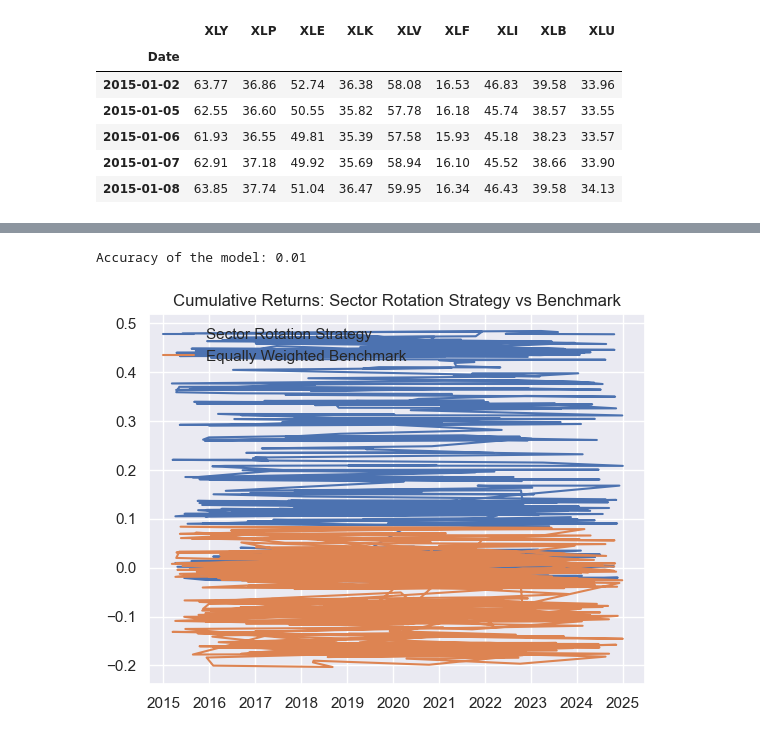
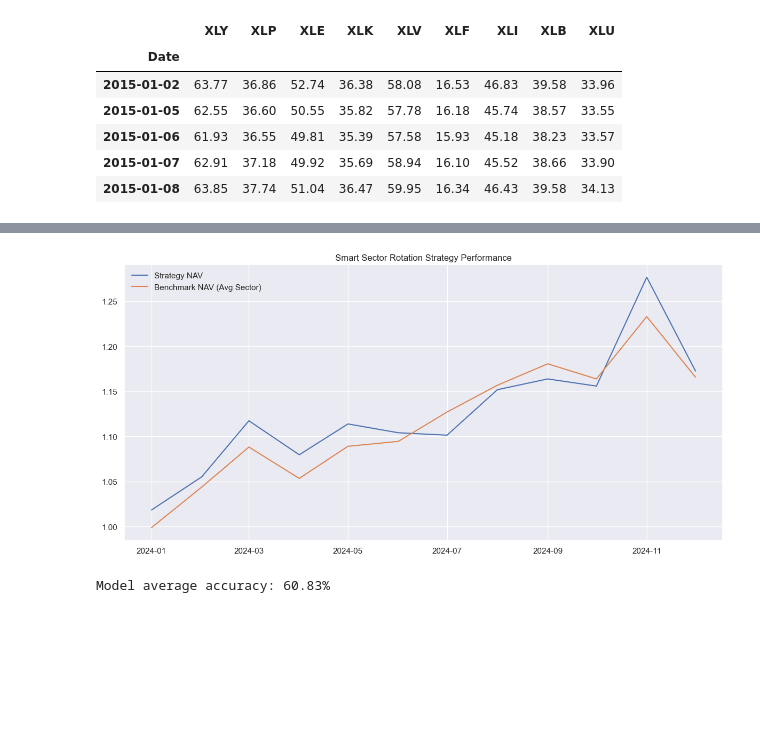
Before and after one commit to edwinleck/smart-sector-rotation, a Jupyter notebook: project.ipynb, the cells around one changed output, grey strips where cells are left out. Saved outputs shown, nothing was run; the diff lists cells and outputs as text; code cells hidden in the pictures; blank space fills up the shorter version.

Commit message:
Implemented MultiOutput Classifier and Updated ReadMe

```diff
--- a/project.ipynb
+++ b/project.ipynb
@@ -75,36 +157,47 @@ X_train, X_test, y_train, y_test = train_test_split(rolling_features, labels, te
 # %%
-# Initialize and train the Random Forest Classifier
-model = RandomForestClassifier(n_estimators=100, random_state=42)
-model.fit(X_train, y_train)
+# === 6. Strategy Simulation ===
 
-# Predict on test data
-y_pred = model.predict(X_test)
+# Align indexes just in case
+y_pred.index = pd.to_datetime(y_pred.index).to_period("M").to_timestamp()
+monthly_returns.index = pd.to_datetime(monthly_returns.index).to_period("M").to_timestamp()
+
+common_index = y_pred.index.intersection(monthly_returns.index)
+y_pred = y_pred.loc[common_index]
+monthly_returns = monthly_returns.loc[common_index]
+
+# Simulate returns
+returns = []
+for date in common_index:
+    predicted = y_pred.loc[date]
+    selected_sectors = predicted[predicted == 1].index.tolist()
+
+    if selected_sectors:
+        ret = monthly_returns.loc[date, selected_sectors].mean()
+    else:
+        ret = 0.0
+    returns.append(ret)
+
+strategy_returns = pd.Series(returns, index=common_index)
+strategy_nav = (1 + strategy_returns).cumprod()
+
+# Equal-weighted benchmark
+benchmark_returns = monthly_returns.mean(axis=1)
+benchmark_nav = (1 + benchmark_returns).cumprod()
 # %%
-# Evaluate accuracy of the model
-accuracy = accuracy_score(y_test, y_pred)
-print(f'Accuracy of the model: {accuracy:.2f}')
+# === 7. Plot Results ===
+plt.figure(figsize=(12, 6))
+plt.plot(strategy_nav, label='Strategy NAV')
+plt.plot(benchmark_nav, label='Benchmark NAV (Avg Sector)')
+plt.title('Smart Sector Rotation Strategy Performance')
+plt.legend()
+plt.grid(True)
+plt.tight_layout()
+plt.show()
 # %% [output]
-Accuracy of the model: 0.01
+[figure, added]
 # %%
-# Simulate sector rotation based on model predictions
-investment_returns = pd.DataFrame(index=X_test.index)
-
-# Iterate over each sector (ticker)
-for ticker in tickers:
-    # Multiply sector returns by the binary predictions (1 for outperform, 0 for underperform)
-    investment_returns[ticker] = returns[ticker].loc[X_test.index] * y_pred[:, tickers.index(ticker)]
-
-# Calculate cumulative returns of the sector rotation strategy
-rotation_strategy = investment_returns.mean(axis=1).cumsum()
-
-# Benchmark: Cumulative returns of equally weighted portfolio
-benchmark = returns.mean(axis=1).loc[X_test.index].cumsum()
-
-# Plot the results
-plt.plot(rotation_strategy, label='Sector Rotation Strategy')
-plt.plot(benchmark, label='Equally Weighted Benchmark')
-plt.legend()
-plt.title('Cumulative Returns: Sector Rotation Strategy vs Benchmark')
-plt.show()
+# === 8. Evaluation ===
+accuracy = (y_pred == y_test).mean().mean()
+print(f"Model average accuracy: {accuracy:.2%}")
 # %% [output]
-[figure, removed]
+Model average accuracy: 60.83%
```
Also changed, not shown: parts of 10 cells of this notebook, 2 other files.
